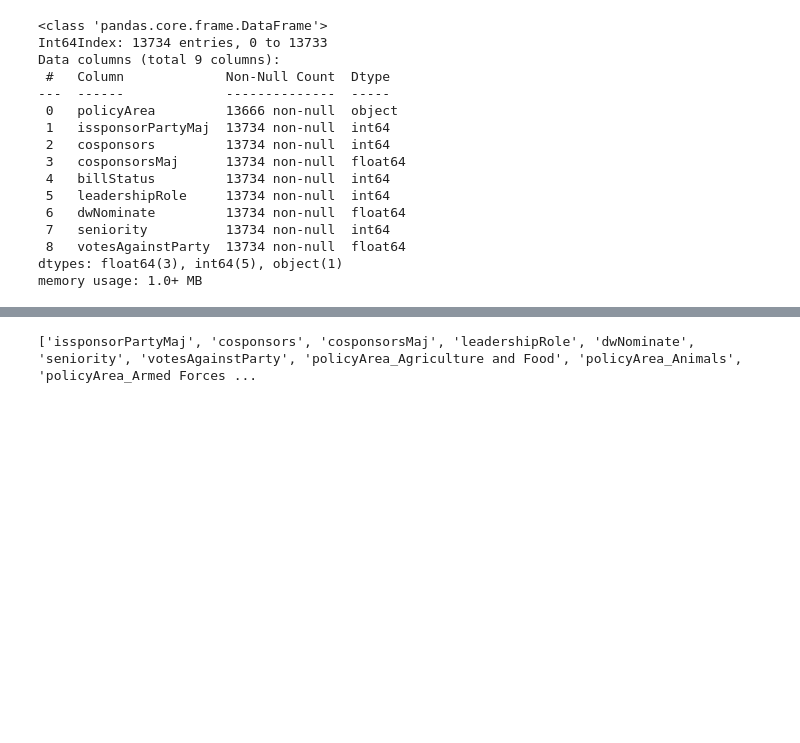
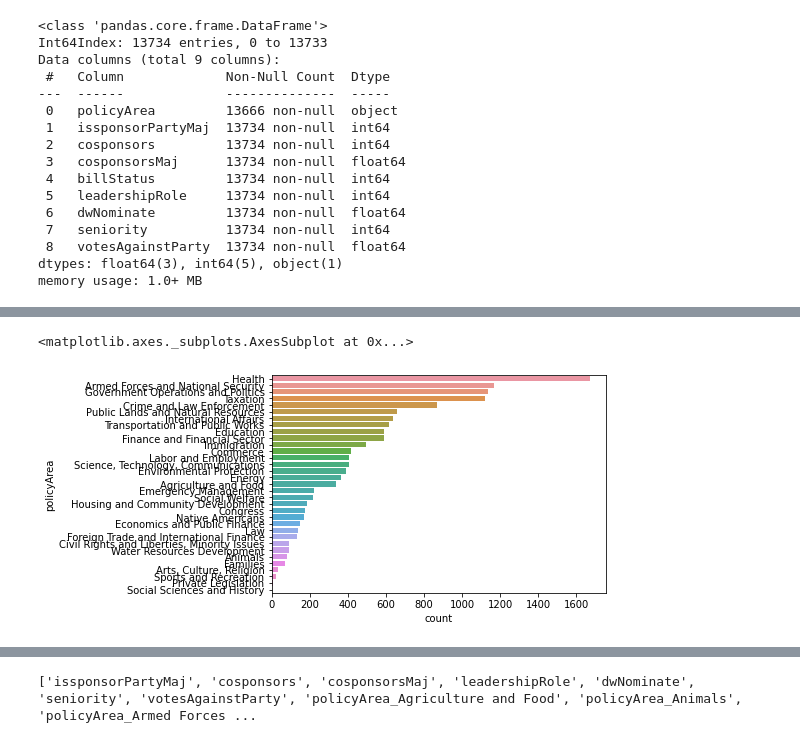
Before and after one commit to brianmulyadi/Designing-Data-Products, a Jupyter notebook: pass_bill.ipynb, the cells around one changed output, grey strips where cells are left out. Drawn from its saved outputs; the diff is of its cells as text; code cells hidden in the pictures; blank space fills up the shorter version.

```diff
--- a/pass_bill.ipynb
+++ b/pass_bill.ipynb
@@ -60,3 +81,6 @@ df.describe()
 # %%
-# sns.countplot(x=raw_data['billStatus'])
-# sns.countplot(y=raw_data['policyArea'], order = raw_data['policyArea'].value_counts().index)
+# list out all the policy areas and sort them by count
+sns.countplot(y=df['policyArea'], order = df['policyArea'].value_counts().index)
+# %% [output]
+<matplotlib.axes._subplots.AxesSubplot at 0x...>
+[figure, added]
```
Also changed, not shown: parts of 35 cells of this notebook.
